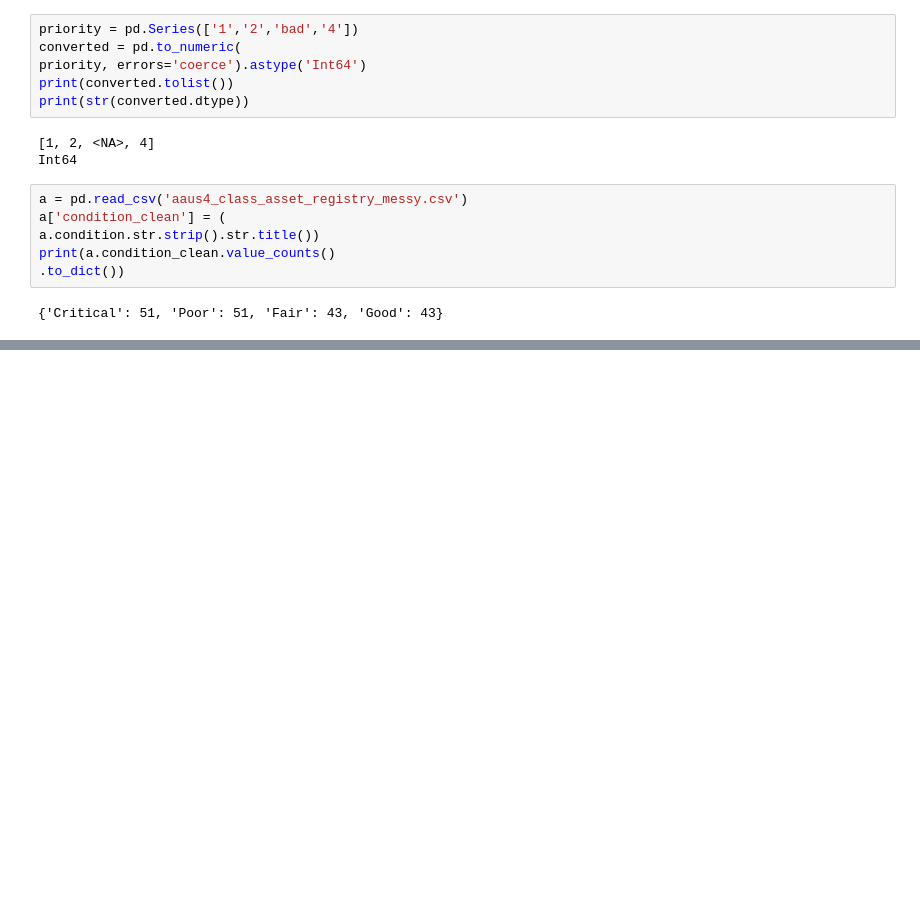
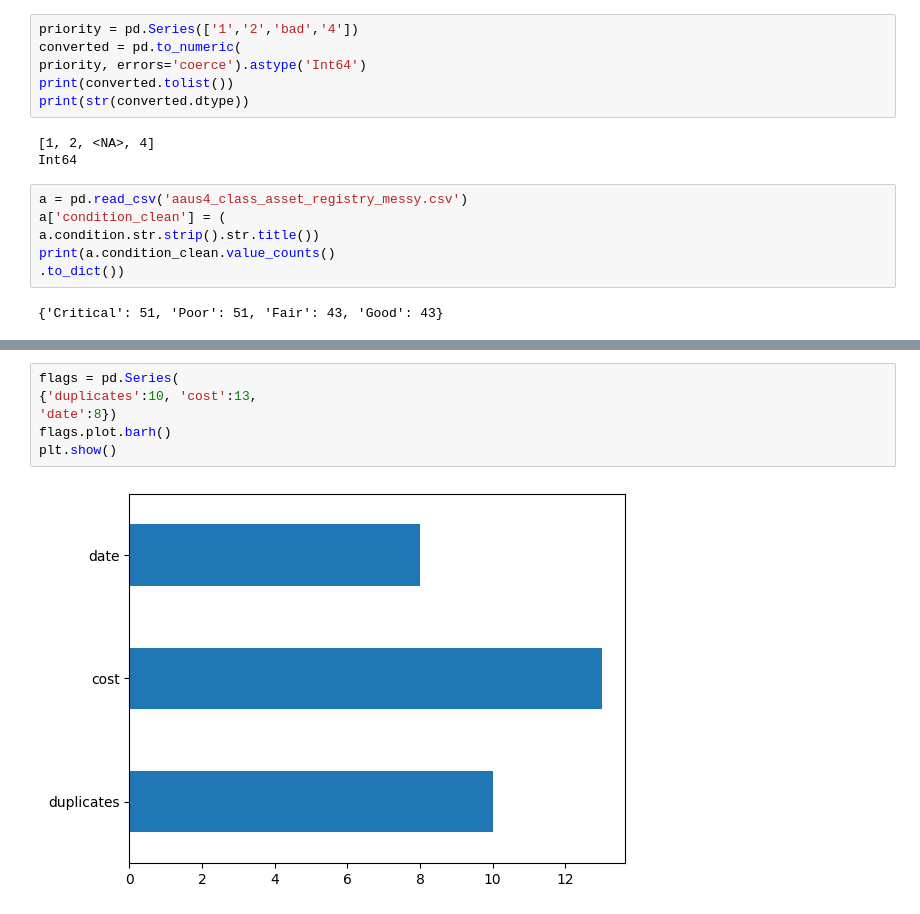
Before and after one commit to dagmawi77/python_aau_training, a Jupyter notebook: dataclean.ipynb, the cells around one changed output, grey strips where cells are left out. Cells and saved outputs as stored; diff of their text form; blank space fills up the shorter version.

```diff
--- a/dataclean.ipynb
+++ b/dataclean.ipynb
@@ -150,0 +243,8 @@ print(a.condition_clean.value_counts()
+# %%
+flags = pd.Series(
+{'duplicates':10, 'cost':13,
+'date':8})
+flags.plot.barh()
+plt.show()
+# %% [output]
+[figure, added]
```
Also changed, not shown: parts of 22 cells of this notebook, 1 other file.
